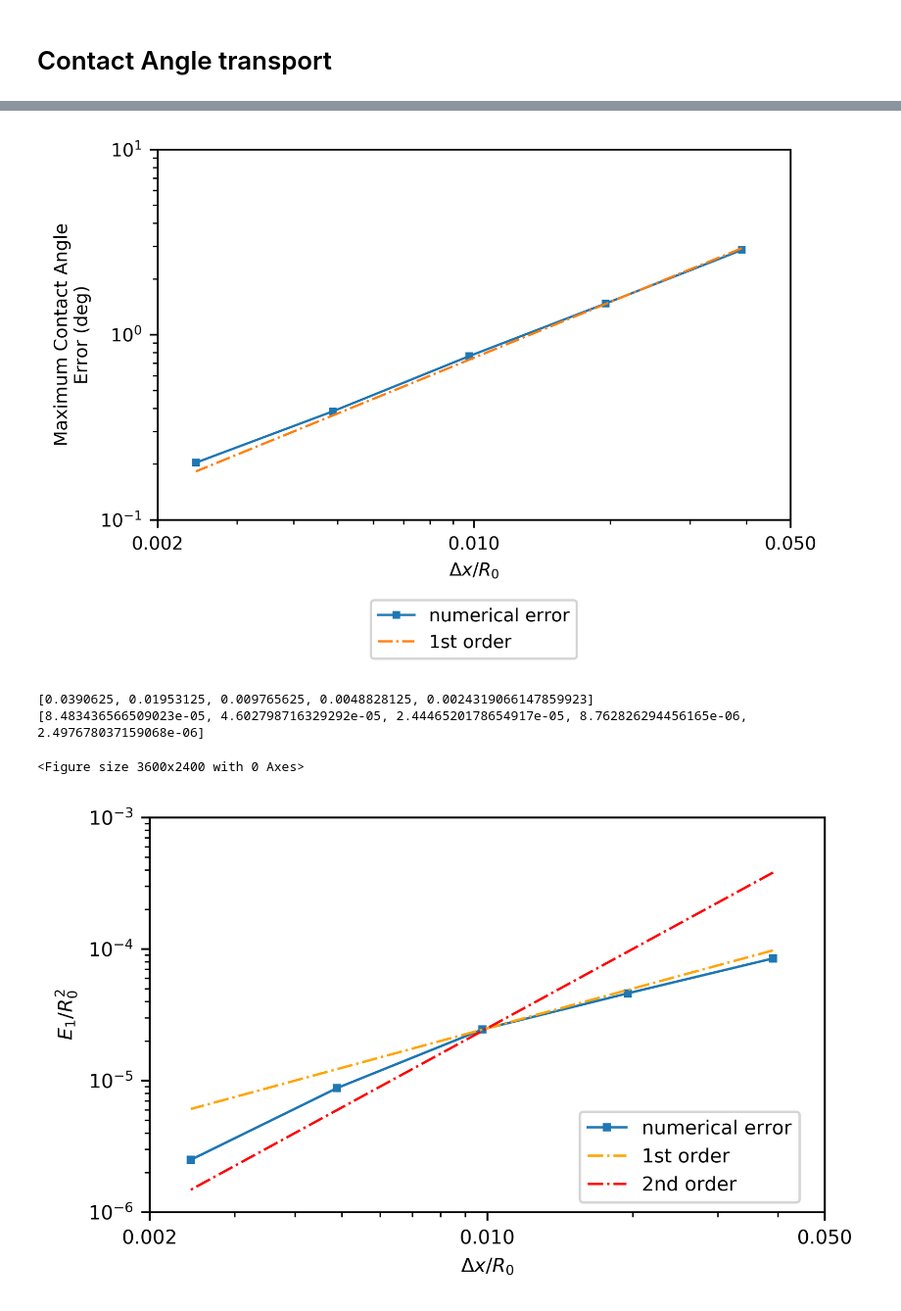
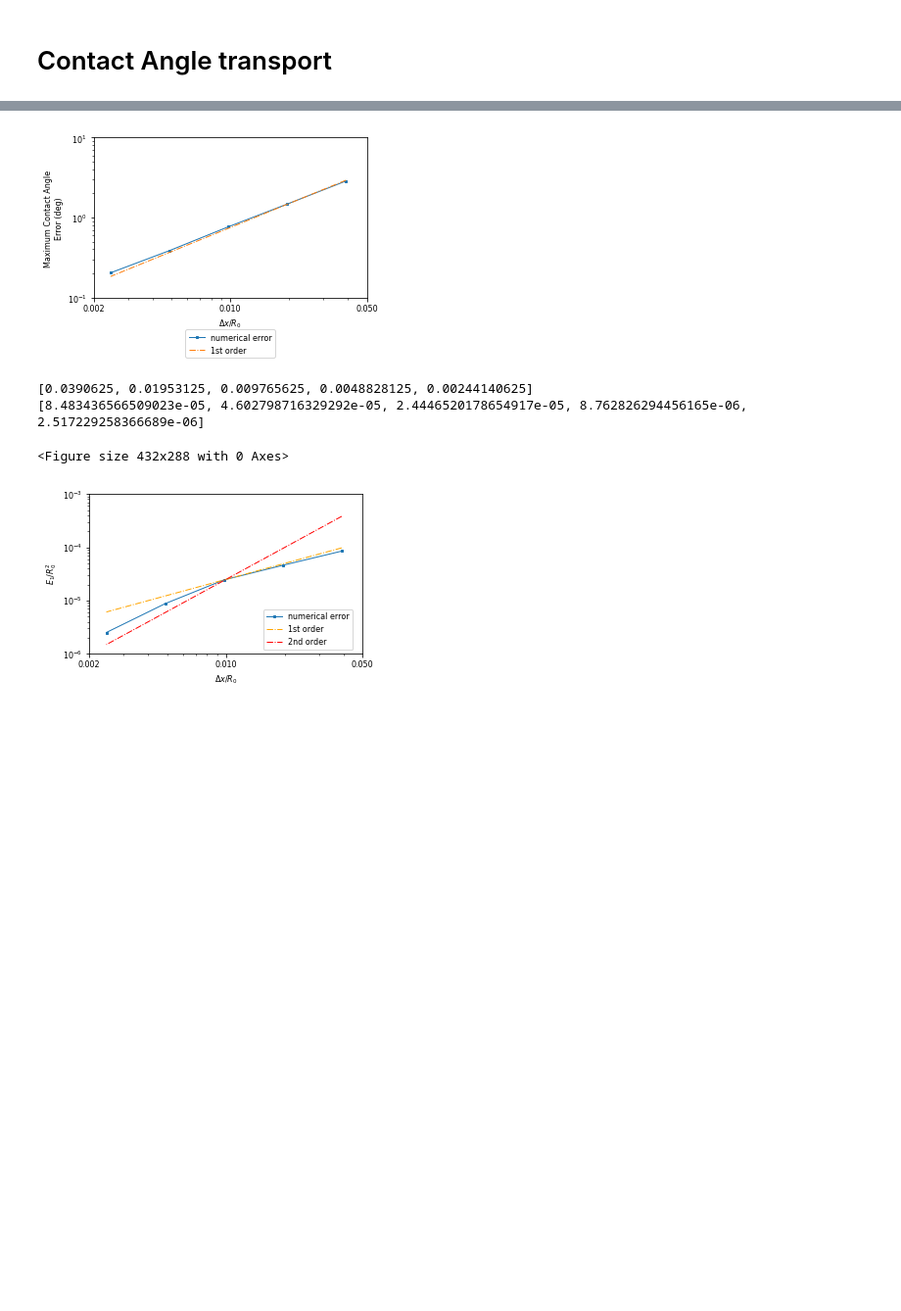
Before and after one commit to CRC-1194/b01-wetting-benchmark, a Jupyter notebook: AdvectionTest/UniformMesh/AdvectionTest_UniformMesh_Notebook.ipynb, the cells around one changed output, grey strips where cells are left out. Shown at 98% size. Drawn from its saved outputs; the diff is of its cells as text; code cells hidden in the pictures; blank space fills up the shorter version.

```diff
--- a/AdvectionTest/UniformMesh/AdvectionTest_UniformMesh_Notebook.ipynb
+++ b/AdvectionTest/UniformMesh/AdvectionTest_UniformMesh_Notebook.ipynb
@@ -37,7 +37,7 @@ sys.path.append(os.path.join(os.getcwd(), '../../modules'))
 print('modules path: ', os.path.join(os.getcwd(), '../../modules'))
 from advection_funcs import Funcs
 
-surfaceTensionModel = 'heightFunction' #surface tension model chosen for the simulations {heightFunction, RDF, fitParaboloid}
+surfaceTensionModel = 'fitParaboloid' #surface tension model chosen for the simulations {heightFunction, RDF, fitParaboloid}
 dataFolder = '/postProcessing/' #folder with .csv files
 dataFile = "contactangleMax.csv"
 pattern = "test_"
@@ -56,9 +56,8 @@ var_list = [] # variance number of the parametric study of a specific case
 for key, value in var_Map.items():
     stm_map = str(value).split(', ')[0][:-1] #surface tension model map
     stm.append(stm_map.split(': ')[1][1:])
-    nx_map = str(value).split(', ')[2][:-1] #nX map
-    #print(theta_map)
-    nX.append(int(nx_map.split(': ')[1][0:]))
+    nx_map = str(value).split(', ')[1][:-1] #nX map
+    nX.append(int(1.0/(float(nx_map.split(': ')[1][0:]))))
     var_list.append(str(key))
 print('Variant\'s list: ', var_list)
 print("number of cells in x-direction ", nX)
@@ -206,5 +205,5 @@ number of cells in x-direction  [128, 256, 512, 1024, 2056]
-[figure, old version]
+[figure, new version]
-[0.0390625, 0.01953125, 0.009765625, 0.0048828125, 0.0024319066147859923]
-[8.483436566509023e-05, 4.602798716329292e-05, 2.4446520178654917e-05, 8.762826294456165e-06, 2.497678037159068e-06]
+[0.0390625, 0.01953125, 0.009765625, 0.0048828125, 0.00244140625]
+[8.483436566509023e-05, 4.602798716329292e-05, 2.4446520178654917e-05, 8.762826294456165e-06, 2.517229258366689e-06]
-<Figure size 3600x2400 with 0 Axes>
+<Figure size 432x288 with 0 Axes>
-[figure, old version]
+[figure, new version]
```
Also changed, not shown: parts of 1 cell of this notebook, 41 other files.
